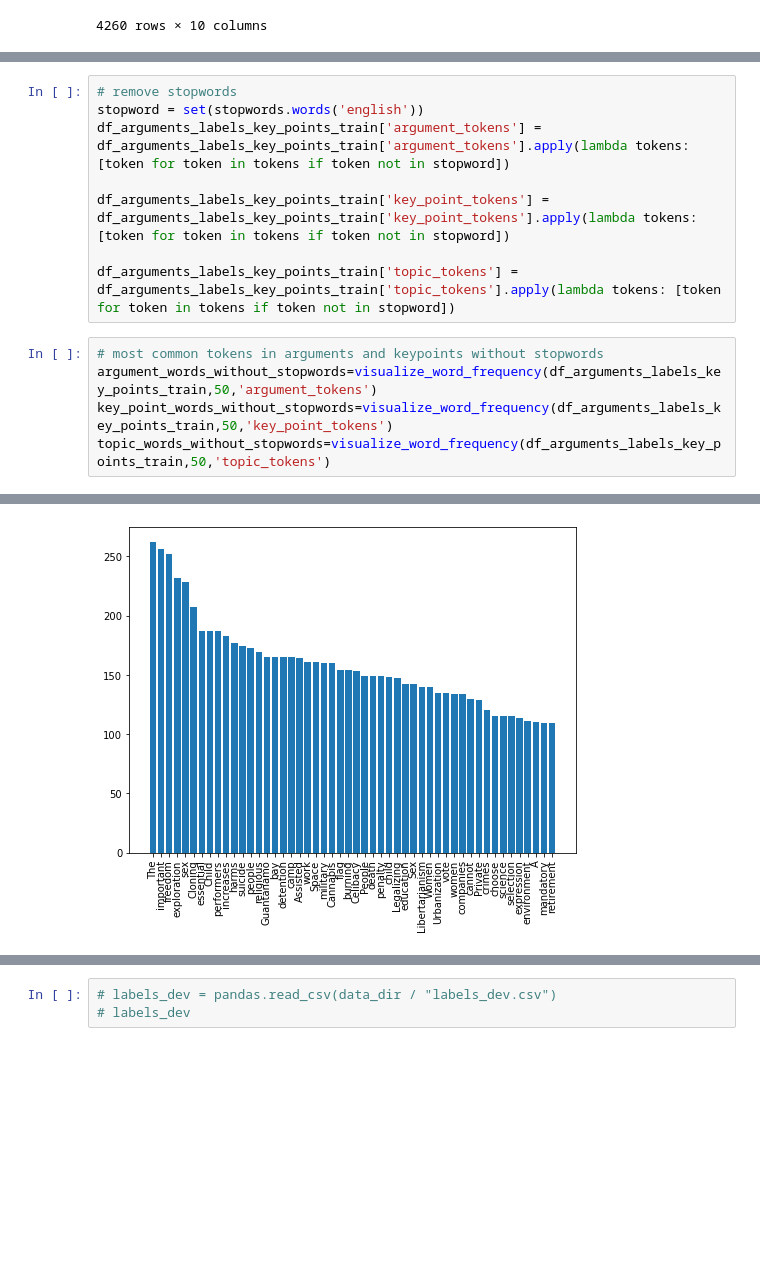
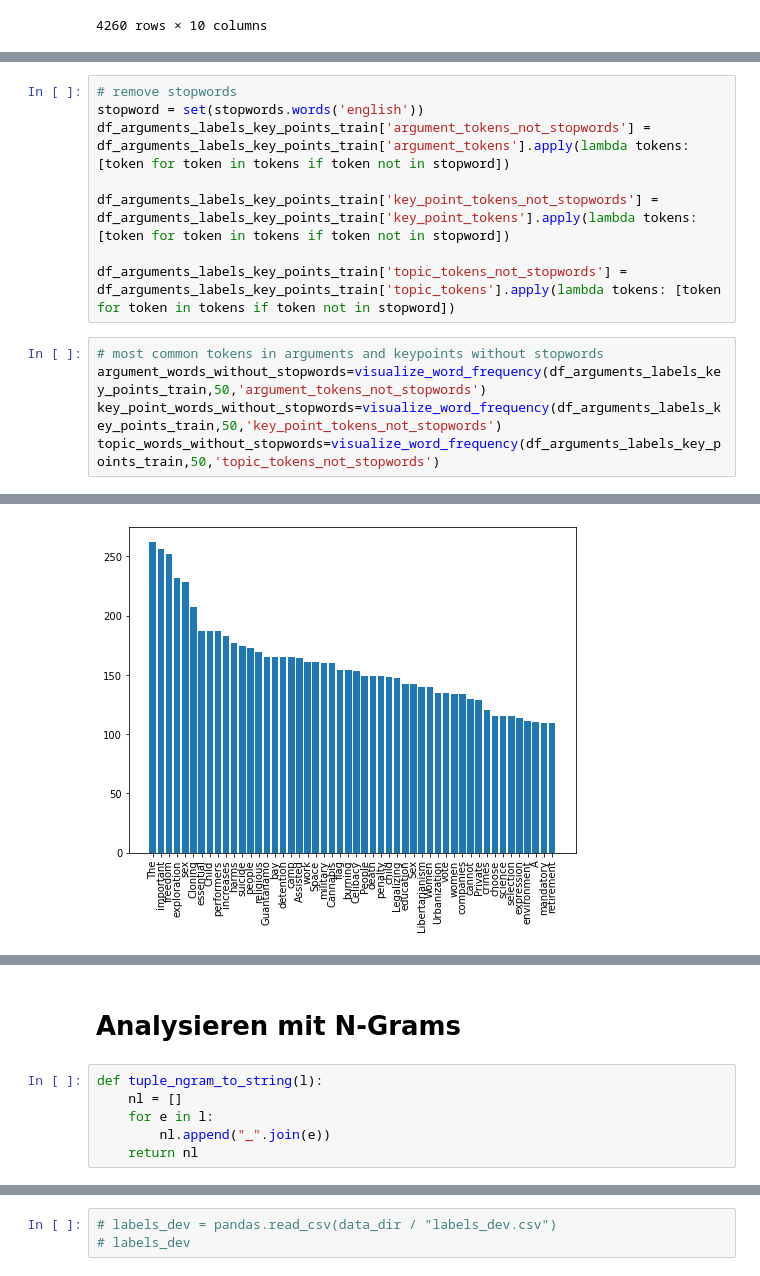
Before and after one commit to janheinrichmerker/modern-talking, a Jupyter notebook: modern_talking/dataset.ipynb, the cells around one changed output, grey strips where cells are left out. Saved outputs shown, nothing was run; the diff lists cells and outputs as text; blank space fills up the shorter version.

```diff
--- a/modern_talking/dataset.ipynb
+++ b/modern_talking/dataset.ipynb
@@ -145,14 +182,14 @@ topic_words=visualize_word_frequency(df_arguments_labels_key_points_train,50,'to
 # %%
 # remove stopwords
 stopword = set(stopwords.words('english'))
-df_arguments_labels_key_points_train['argument_tokens'] = df_arguments_labels_key_points_train['argument_tokens'].apply(lambda tokens: [token for token in tokens if token not in stopword])
+df_arguments_labels_key_points_train['argument_tokens_not_stopwords'] = df_arguments_labels_key_points_train['argument_tokens'].apply(lambda tokens: [token for token in tokens if token not in stopword])
 
-df_arguments_labels_key_points_train['key_point_tokens'] = df_arguments_labels_key_points_train['key_point_tokens'].apply(lambda tokens: [token for token in tokens if token not in stopword])
+df_arguments_labels_key_points_train['key_point_tokens_not_stopwords'] = df_arguments_labels_key_points_train['key_point_tokens'].apply(lambda tokens: [token for token in tokens if token not in stopword])
 
-df_arguments_labels_key_points_train['topic_tokens'] = df_arguments_labels_key_points_train['topic_tokens'].apply(lambda tokens: [token for token in tokens if token not in stopword])
+df_arguments_labels_key_points_train['topic_tokens_not_stopwords'] = df_arguments_labels_key_points_train['topic_tokens'].apply(lambda tokens: [token for token in tokens if token not in stopword])
 # %%
 # most common tokens in arguments and keypoints without stopwords
-argument_words_without_stopwords=visualize_word_frequency(df_arguments_labels_key_points_train,50,'argument_tokens')
-key_point_words_without_stopwords=visualize_word_frequency(df_arguments_labels_key_points_train,50,'key_point_tokens')
-topic_words_without_stopwords=visualize_word_frequency(df_arguments_labels_key_points_train,50,'topic_tokens')
+argument_words_without_stopwords=visualize_word_frequency(df_arguments_labels_key_points_train,50,'argument_tokens_not_stopwords')
+key_point_words_without_stopwords=visualize_word_frequency(df_arguments_labels_key_points_train,50,'key_point_tokens_not_stopwords')
+topic_words_without_stopwords=visualize_word_frequency(df_arguments_labels_key_points_train,50,'topic_tokens_not_stopwords')
 # %% [output]
@@ -160 +197 @@ topic_words_without_stopwords=visualize_word_frequency(df_arguments_labels_key_p
-[figure, old version]
+[figure, new version]
@@ -162,2 +199,10 @@ topic_words_without_stopwords=visualize_word_frequency(df_arguments_labels_key_p
+# %% [markdown]
+# Analysieren mit N-Grams
+# %%
+def tuple_ngram_to_string(l):
+    nl = []
+    for e in l:
+        nl.append("_".join(e))
+    return nl
 # %%
 # generates 3_grams and 2_grams for arguments
```
Also changed, not shown: parts of 19 cells of this notebook, 12 other files.
